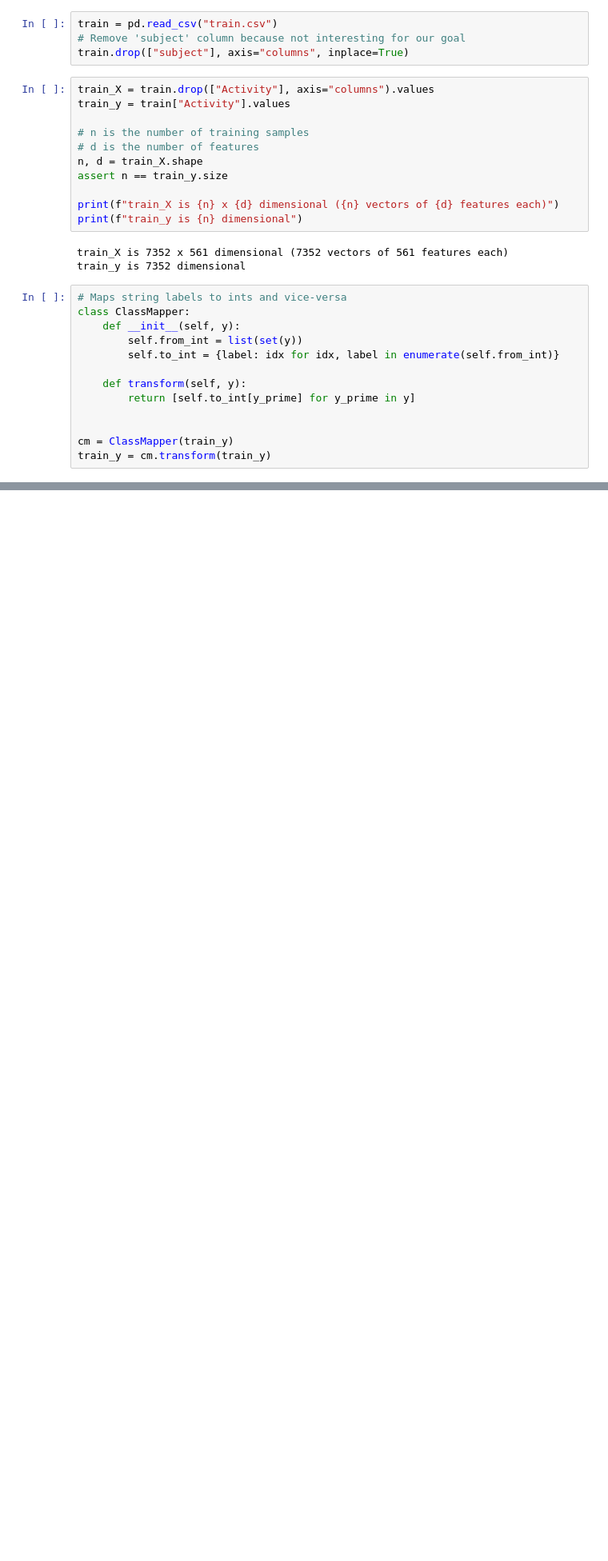
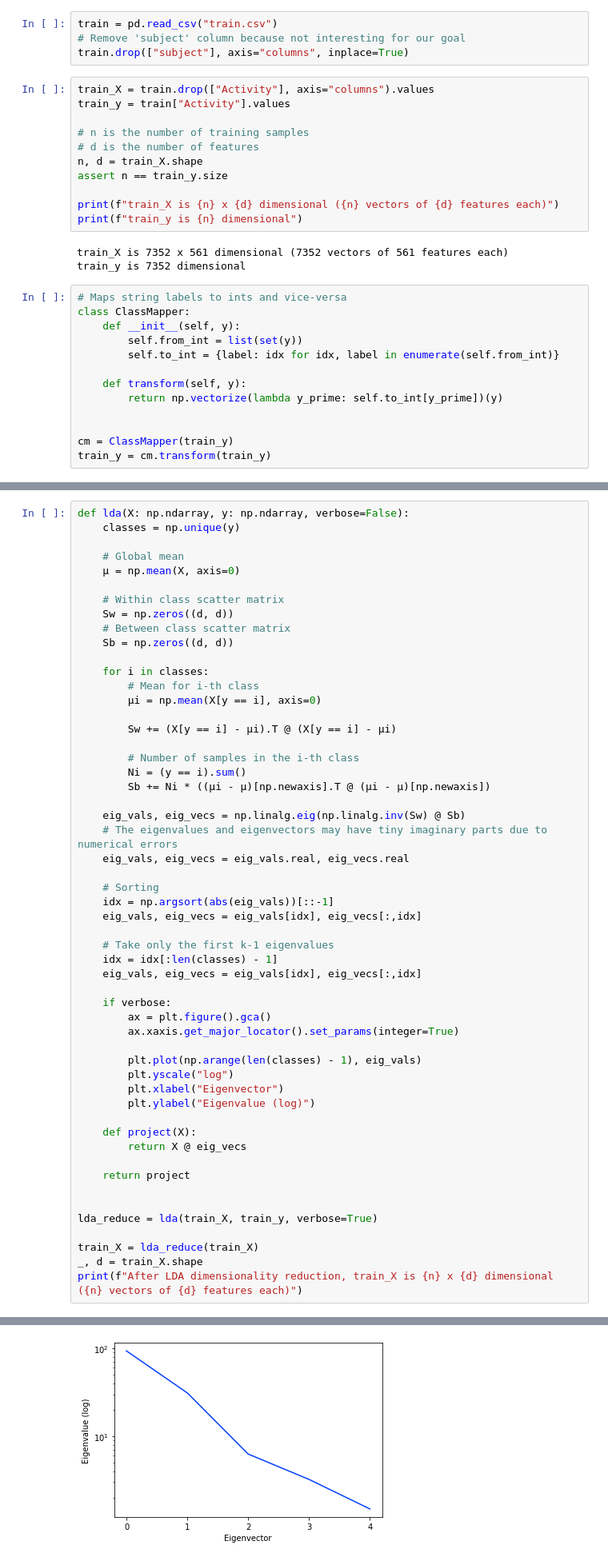
Before and after one commit to eliaperantoni/ml_project, a Jupyter notebook: main.ipynb, the cells around one changed output, grey strips where cells are left out. Shown at 80% size. Cells and saved outputs as stored; diff of their text form; blank space fills up the shorter version.

```diff
--- a/main.ipynb
+++ b/main.ipynb
@@ -36,7 +36,7 @@ class ClassMapper:
         self.to_int = {label: idx for idx, label in enumerate(self.from_int)}
 
     def transform(self, y):
-        return [self.to_int[y_prime] for y_prime in y]
+        return np.vectorize(lambda y_prime: self.to_int[y_prime])(y)
 
 
 cm = ClassMapper(train_y)
@@ -119,0 +129,55 @@ plt.legend(handles=[
+# %%
+def lda(X: np.ndarray, y: np.ndarray, verbose=False):
+    classes = np.unique(y)
+
+    # Global mean
+    μ = np.mean(X, axis=0)
+
+    # Within class scatter matrix
+    Sw = np.zeros((d, d))
+    # Between class scatter matrix
+    Sb = np.zeros((d, d))
+
+    for i in classes:
+        # Mean for i-th class
+        μi = np.mean(X[y == i], axis=0)
+
+        Sw += (X[y == i] - μi).T @ (X[y == i] - μi)
+
+        # Number of samples in the i-th class
+        Ni = (y == i).sum()
+        Sb += Ni * ((μi - μ)[np.newaxis].T @ (μi - μ)[np.newaxis])
+
+    eig_vals, eig_vecs = np.linalg.eig(np.linalg.inv(Sw) @ Sb)
+    # The eigenvalues and eigenvectors may have tiny imaginary parts due to numerical errors
+    eig_vals, eig_vecs = eig_vals.real, eig_vecs.real
+
+    # Sorting
+    idx = np.argsort(abs(eig_vals))[::-1]
+    eig_vals, eig_vecs = eig_vals[idx], eig_vecs[:,idx]
+
+    # Take only the first k-1 eigenvalues
+    idx = idx[:len(classes) - 1]
+    eig_vals, eig_vecs = eig_vals[idx], eig_vecs[:,idx]
+
+    if verbose:
+        ax = plt.figure().gca()
+        ax.xaxis.get_major_locator().set_params(integer=True)
+
+        plt.plot(np.arange(len(classes) - 1), eig_vals)
+        plt.yscale("log")
+        plt.xlabel("Eigenvector")
+        plt.ylabel("Eigenvalue (log)")
+
+    def project(X):
+        return X @ eig_vecs
+
+    return project
+
+
+lda_reduce = lda(train_X, train_y, verbose=True)
+
+train_X = lda_reduce(train_X)
+_, d = train_X.shape
+print(f"After LDA dimensionality reduction, train_X is {n} x {d} dimensional ({n} vectors of {d} features each)")
+# %% [output]
@@ -119,0 +185 @@ plt.legend(handles=[
+[figure, added]
```
Also changed, not shown: parts of 9 cells of this notebook.
